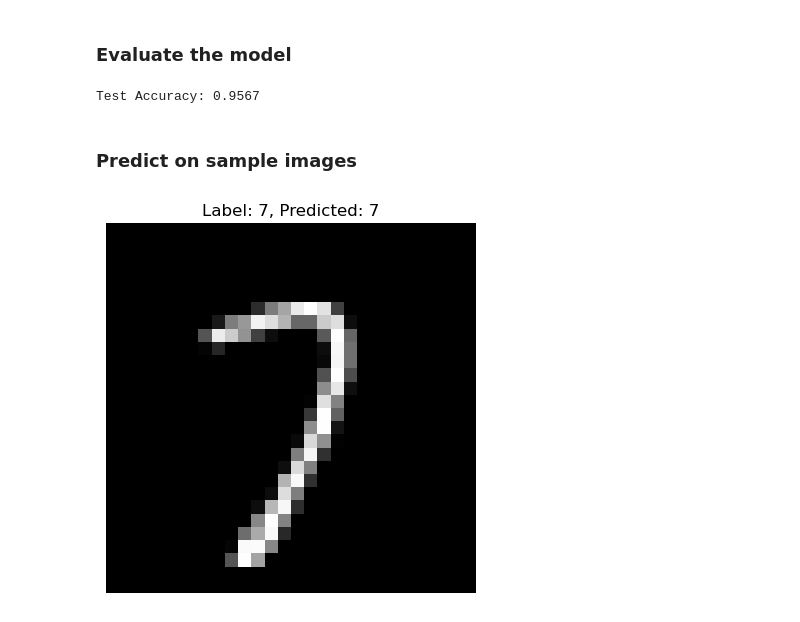
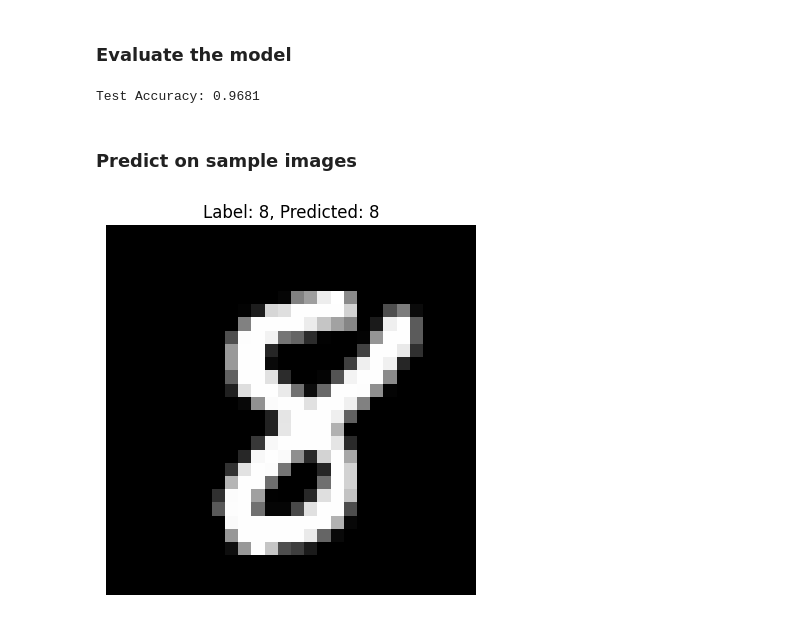
Before and after one commit to roatienza/Deep-Learning-Experiments, a Jupyter notebook: versions/2023/rnn/demo/rnn_mnist.ipynb, the cells around one changed output. Drawn from its saved outputs; the diff is of its cells as text; code cells hidden in the pictures.

```diff
--- a/versions/2023/rnn/demo/rnn_mnist.ipynb
+++ b/versions/2023/rnn/demo/rnn_mnist.ipynb
@@ -100,7 +100,8 @@ class RNN(nn.Module):
         x = x.squeeze(1)
         y, h = self.rnn(x) #, h0)
         # retrieve the last element of the sequence
-        #y = self.fc(y[:, -1, :])
+        # print("y.shape:", y.shape). # b, 28, 256
+        y = self.fc(y[:, -1, :]) # b, 10
         return y, h
 
 
@@ -108,8 +109,10 @@ x = torch.randn(64, 1, 28, 28)
 model = RNN()
 print(model)
 y , h = model(x)
-print(y.shape)
-print(h.shape)
+
+print("h.shape:", h.shape)
+print("y.shape:", y.shape)
+
 
 # print the number of parameters
 num_params = sum(p.numel() for p in model.parameters())
@@ -185,7 +188,7 @@ with torch.no_grad():
         labels = labels.to(device)
 
         # Forward pass
-        outputs = model(images)
+        outputs, _ = model(images)
         _, predicted = torch.max(outputs.data, 1)
 
         total += labels.size(0)
@@ -194,33 +197,33 @@ with torch.no_grad():
 accuracy = correct / total
 print(f"Test Accuracy: {accuracy:.4f}")
 # %% [output]
-Test Accuracy: 0.9567
+Test Accuracy: 0.9681
 # %% [markdown]
 ### Predict on sample images
 # %%
 import random
 
 # Set the model to evaluation mode
 model.eval()
 
 # Select a random image from the test dataset
 random_index = random.randint(0, len(test_dataset) - 1)
 image, label = test_dataset[random_index]
 
 # Move the image to the device
 image = image.to(device)
 
 # Forward pass to get the predicted label
-output = model(image.unsqueeze(0))
+output, _ = model(image.unsqueeze(0))
 _, predicted_label = torch.max(output, 1)
 
 # Convert the image tensor to a numpy array
 image_np = image.cpu().numpy()
 
 # Display the image, its label, and the predicted label
 plt.imshow(image_np.squeeze(), cmap='gray')
 plt.title(f"Label: {label}, Predicted: {predicted_label.item()}")
 plt.axis('off')
 plt.show()
 # %% [output]
-[figure, old version]
+[figure, new version]
```
Also changed, not shown: parts of 4 cells of this notebook.
